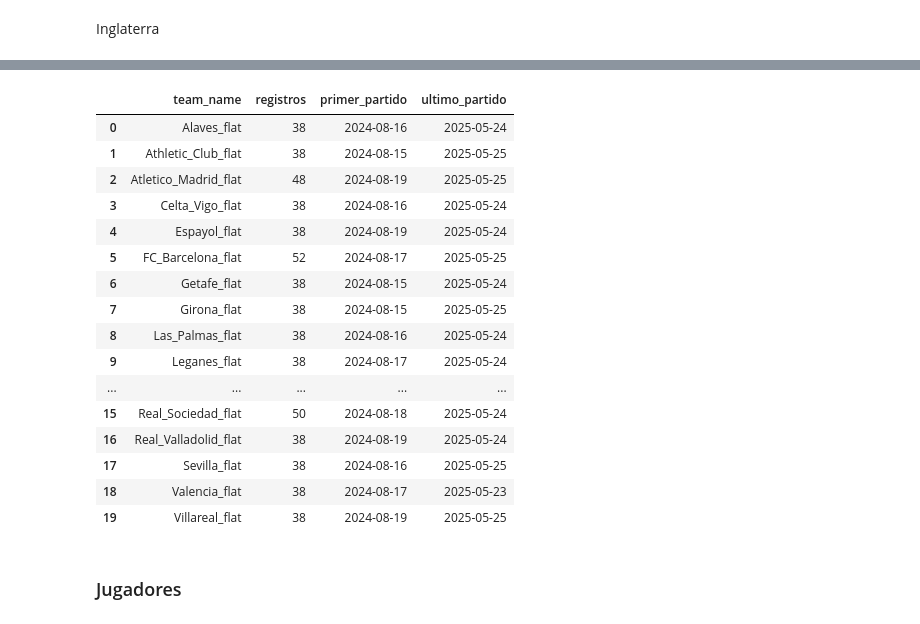
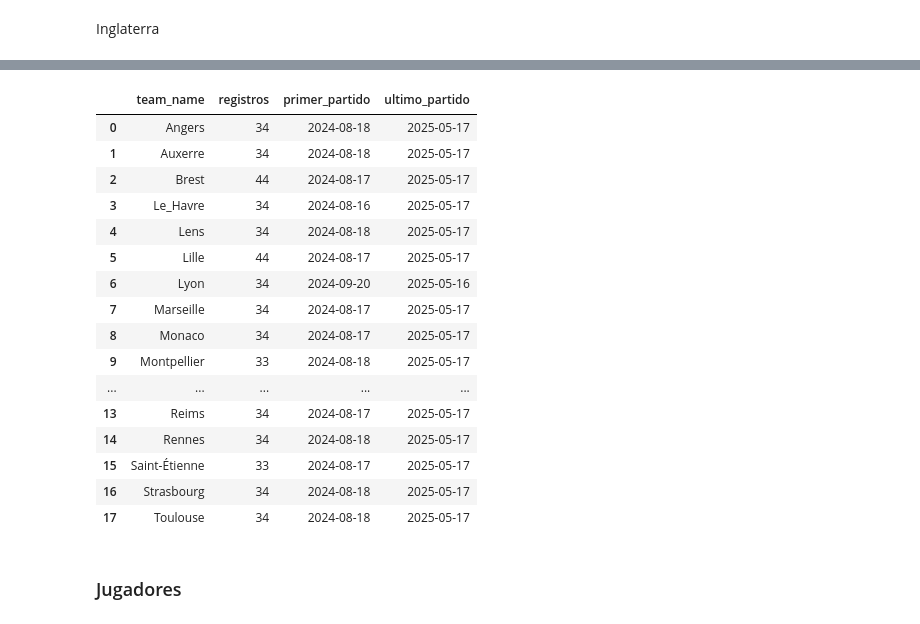
Before and after one commit to 1Enrique9/Fut_Pred, a Jupyter notebook: Bronze.ipynb, the cells around one changed output, grey strips where cells are left out. Saved outputs shown, nothing was run; the diff lists cells and outputs as text; code cells hidden in the pictures.

```diff
--- a/Bronze.ipynb
+++ b/Bronze.ipynb
@@ -154,30 +323,30 @@ print("\n Proceso completado: equipos de España cargados correctamente en 'bron
 # %%
 query = """
 SELECT team_name, COUNT(*) AS registros, MIN(Date) AS primer_partido, MAX(Date) AS ultimo_partido
 FROM bronze_teams
-WHERE league = 'Laliga'
+WHERE league = 'Ligue_1'
 GROUP BY team_name
 ORDER BY team_name;
 """
 pd.read_sql(query, engine)
 # %% [output]
 |  | team_name | registros | primer_partido | ultimo_partido |
-| 0 | Alaves_flat | 38 | 2024-08-16 | 2025-05-24 |
-| 1 | Athletic_Club_flat | 38 | 2024-08-15 | 2025-05-25 |
-| 2 | Atletico_Madrid_flat | 48 | 2024-08-19 | 2025-05-25 |
-| 3 | Celta_Vigo_flat | 38 | 2024-08-16 | 2025-05-24 |
-| 4 | Espayol_flat | 38 | 2024-08-19 | 2025-05-24 |
-| 5 | FC_Barcelona_flat | 52 | 2024-08-17 | 2025-05-25 |
-| 6 | Getafe_flat | 38 | 2024-08-15 | 2025-05-24 |
-| 7 | Girona_flat | 38 | 2024-08-15 | 2025-05-25 |
-| 8 | Las_Palmas_flat | 38 | 2024-08-16 | 2025-05-24 |
-| 9 | Leganes_flat | 38 | 2024-08-17 | 2025-05-24 |
+| 0 | Angers | 34 | 2024-08-18 | 2025-05-17 |
+| 1 | Auxerre | 34 | 2024-08-18 | 2025-05-17 |
+| 2 | Brest | 44 | 2024-08-17 | 2025-05-17 |
+| 3 | Le_Havre | 34 | 2024-08-16 | 2025-05-17 |
+| 4 | Lens | 34 | 2024-08-18 | 2025-05-17 |
+| 5 | Lille | 44 | 2024-08-17 | 2025-05-17 |
+| 6 | Lyon | 34 | 2024-09-20 | 2025-05-16 |
+| 7 | Marseille | 34 | 2024-08-17 | 2025-05-17 |
+| 8 | Monaco | 34 | 2024-08-17 | 2025-05-17 |
+| 9 | Montpellier | 33 | 2024-08-18 | 2025-05-17 |
 | ... | ... | ... | ... | ... |
-| 15 | Real_Sociedad_flat | 50 | 2024-08-18 | 2025-05-24 |
-| 16 | Real_Valladolid_flat | 38 | 2024-08-19 | 2025-05-24 |
-| 17 | Sevilla_flat | 38 | 2024-08-16 | 2025-05-25 |
-| 18 | Valencia_flat | 38 | 2024-08-17 | 2025-05-23 |
-| 19 | Villareal_flat | 38 | 2024-08-19 | 2025-05-25 |
+| 13 | Reims | 34 | 2024-08-17 | 2025-05-17 |
+| 14 | Rennes | 34 | 2024-08-18 | 2025-05-17 |
+| 15 | Saint-Étienne | 33 | 2024-08-17 | 2025-05-17 |
+| 16 | Strasbourg | 34 | 2024-08-18 | 2025-05-17 |
+| 17 | Toulouse | 34 | 2024-08-18 | 2025-05-17 |
 # %% [markdown]
 ### Jugadores
 # %%
```
Also changed, not shown: parts of 11 cells of this notebook, 38 other files.
